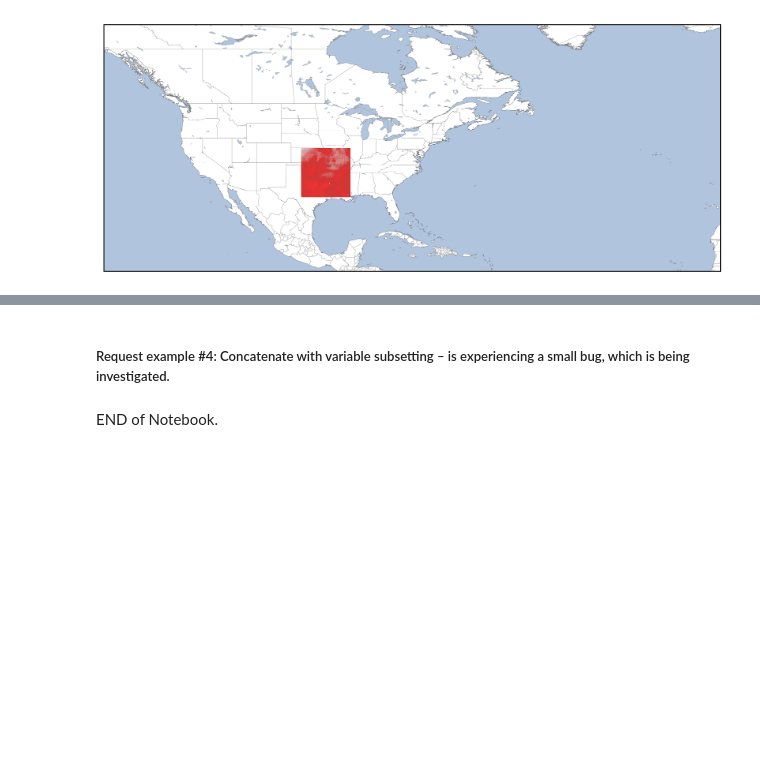
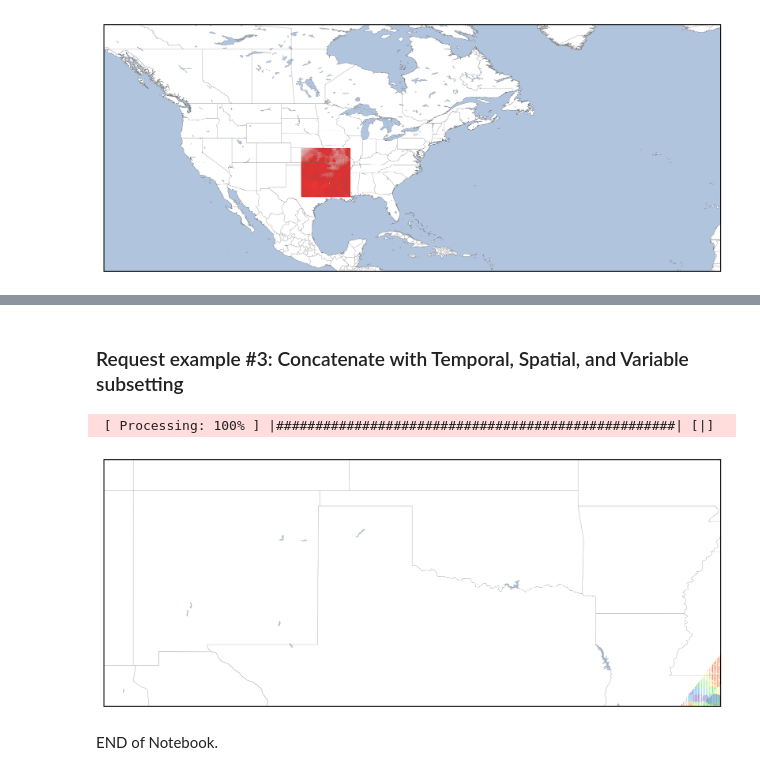
Before and after one commit to nasa/stitchee, a Jupyter notebook: docs/tutorial_examples.ipynb, the cells around one changed output, grey strips where cells are left out. Cells and saved outputs as stored; diff of their text form; code cells hidden in the pictures; blank space fills up the shorter version.

```diff
--- a/docs/tutorial_examples.ipynb
+++ b/docs/tutorial_examples.ipynb
@@ -58,22 +58,17 @@ def get_XYC(filepath, product_name, index=-1):
     return filename, X[inds], Y[inds], C[inds]
 
 
-def plot_map(ax, h2d):
+def plot_map(ax, h2d, extent: list = [-140, -15, 15, 65]):
     proj = ccrs.PlateCarree()
-
-    # cmap='terrain_r')
-    cmp = plt.cm.terrain_r
-    cmp = plt.cm.RdBu_r
     cmp = plt.cm.nipy_spectral_r
 
-    ax.set_extent([-140, -15, 15, 65], crs=proj)
+    ax.set_extent(extent, crs=proj)
 
     ax.add_feature(cfeature.COASTLINE.with_scale("10m"), linewidth=0.1, edgecolor="dimgray")
     ax.add_feature(cfeature.OCEAN, linewidth=0.1, edgecolor="dimgray", facecolor="lightsteelblue")
     ax.add_feature(cfeature.LAKES, linewidth=0.1, edgecolor="dimgray", facecolor="lightsteelblue")
     ax.add_feature(cfeature.BORDERS, linewidth=0.1, edgecolor="dimgray")
     ax.add_feature(cfeature.STATES.with_scale("10m"), linewidth=0.1, edgecolor="dimgray")
-    ###ax.add_feature(USCOUNTIES.with_scale('20m'), linewidth=0.1)
 
     (H, xbins, ybins) = h2d
     H = H.T
@@ -121,7 +116,7 @@ def download_harmony_results(jobid: str) -> list:
 
     return output_files
 # %%
-def plot_map_histogram2d(files: list) -> None:
+def plot_map_histogram2d(files: list, extent: list = [-140, -15, 15, 65]) -> None:
     proj = ccrs.PlateCarree()
     XYCs = [get_XYC(fn, "vertical_column_total") for fn in files]
 
@@ -141,7 +136,7 @@ def plot_map_histogram2d(files: list) -> None:
         bins=100,
     )
 
-    ax = plot_map(axs, h2d)
+    ax = plot_map(axs, h2d, extent)
 # %% [markdown]
 ### Specify the collection to make requests against
 
@@ -204,2 +193,0 @@ harmony_client.wait_for_processing(job_id, show_progress=True)
-# %% [markdown]
-##### Request example #4: Concatenate with variable subsetting – is experiencing a small bug, which is being investigated.
@@ -212,2 +194,27 @@ harmony_client.wait_for_processing(job_id, show_progress=True)
+# %% [markdown]
+### Request example #3: Concatenate with Temporal, Spatial, and Variable subsetting
+# %%
+request = Request(
+    collection=collection,
+    variables=["/product/vertical_column_total"],
+    spatial=BBox(-100, 30, -90, 40),
+    temporal={
+        "start": dt.datetime(2024, 1, 23, 13, 26, 58),
+        "stop": dt.datetime(2024, 1, 23, 13, 33, 34),
+    },
+    extend="mirror_step",
+)
+assert request.is_valid()
+
+job_id = harmony_client.submit(request)
+harmony_client.wait_for_processing(job_id, show_progress=True)
+# %% [output]
+ [ Processing: 100% ] |###################################################| [|]
+# %%
+files_list = download_harmony_results(job_id)
+# %%
+plot_map_histogram2d(files_list, extent=[-110, -90, 30, 38])
+# %% [output]
+[figure, added]
 # %% [markdown]
 END of Notebook.
```
Also changed, not shown: parts of 6 cells of this notebook.
